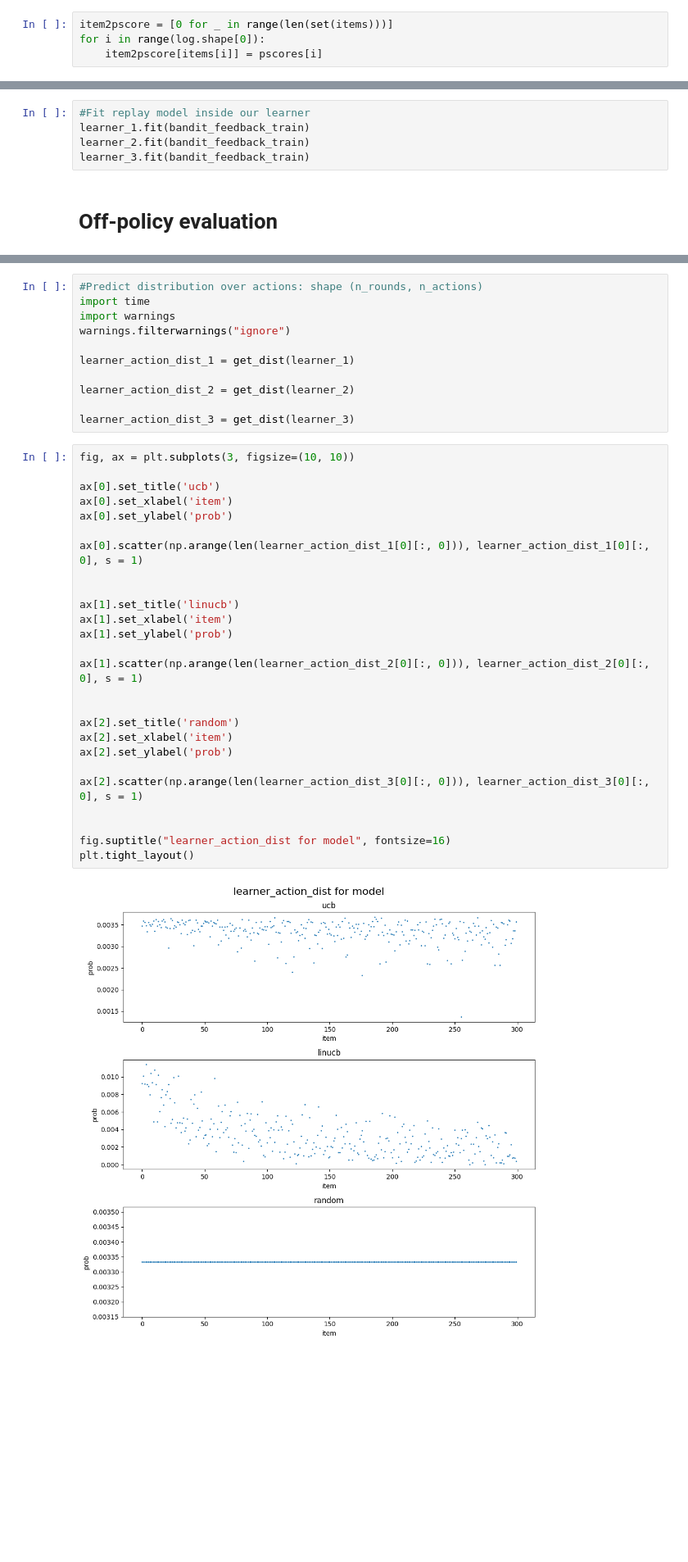
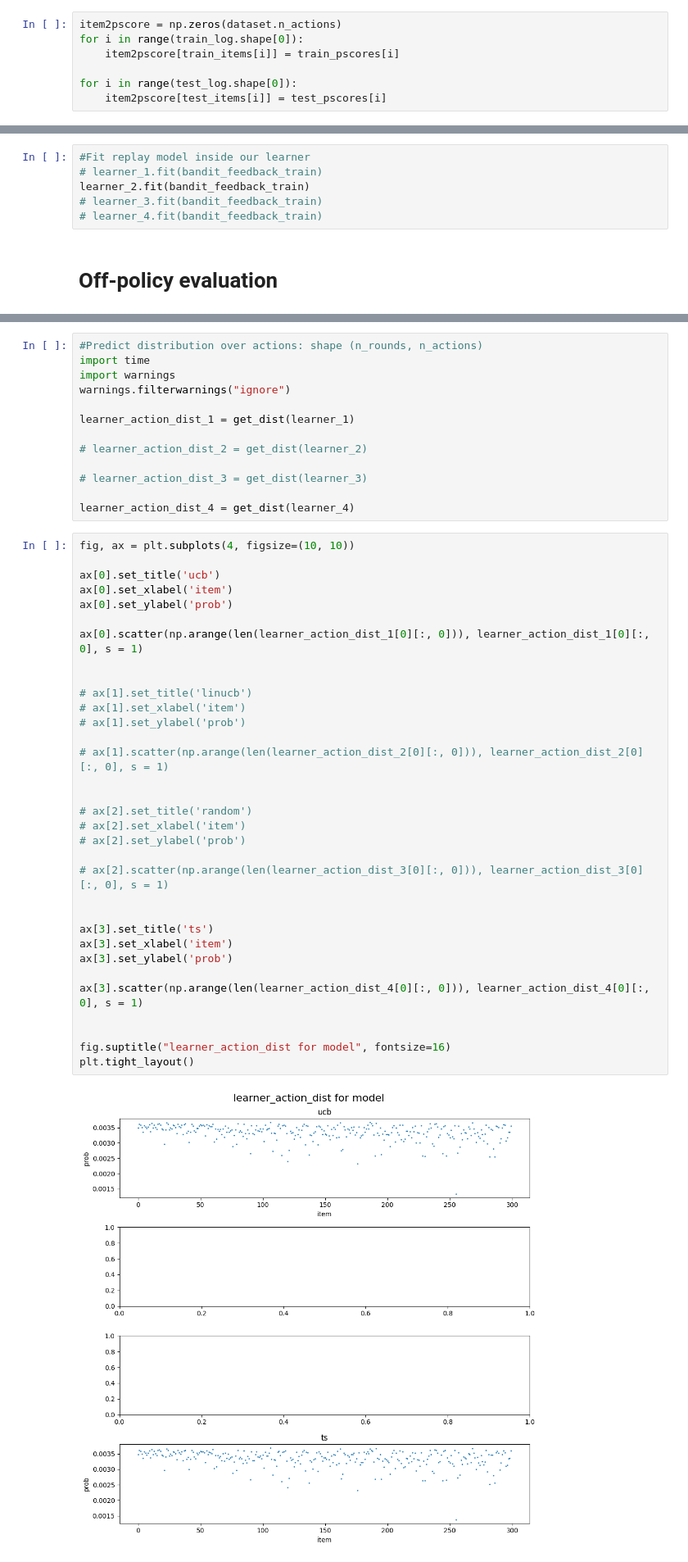
Before and after one commit to HDI-lab-HSE/RePlayHDILab2024, a Jupyter notebook: replay/experimental/scenarios/movielens_wrapper/09_obp_connector.ipynb, the cells around one changed output, grey strips where cells are left out. Shown at 82% size. Cells and saved outputs as stored; diff of their text form; blank space fills up the shorter version.

```diff
--- a/replay/experimental/scenarios/movielens_wrapper/09_obp_connector.ipynb
+++ b/replay/experimental/scenarios/movielens_wrapper/09_obp_connector.ipynb
@@ -132,7 +131,10 @@ pscores = log['pscore'].tolist()
 # %%
-item2pscore = [0 for _ in range(len(set(items)))]
-for i in range(log.shape[0]):
-    item2pscore[items[i]] = pscores[i]
+item2pscore = np.zeros(dataset.n_actions)
+for i in range(train_log.shape[0]):
+    item2pscore[train_items[i]] = train_pscores[i]
+
+for i in range(test_log.shape[0]):
+    item2pscore[test_items[i]] = test_pscores[i]
 # %%
 bandit_feedback_train.keys()
 # %% [output]
@@ -168,8 +195,9 @@ learner_3 = OBPOfflinePolicyLearner(n_actions=dataset.n_actions,
 # %%
 #Fit replay model inside our learner
-learner_1.fit(bandit_feedback_train)
+# learner_1.fit(bandit_feedback_train)
 learner_2.fit(bandit_feedback_train)
-learner_3.fit(bandit_feedback_train)
+# learner_3.fit(bandit_feedback_train)
+# learner_4.fit(bandit_feedback_train)
 # %% [markdown]
 # Off-policy evaluation
 # %%
@@ -235,37 +265,46 @@ warnings.filterwarnings("ignore")
 
 learner_action_dist_1 = get_dist(learner_1)
 
-learner_action_dist_2 = get_dist(learner_2)
+# learner_action_dist_2 = get_dist(learner_2)
 
-learner_action_dist_3 = get_dist(learner_3)
+# learner_action_dist_3 = get_dist(learner_3)
+
+learner_action_dist_4 = get_dist(learner_4)
 # %%
-fig, ax = plt.subplots(3, figsize=(10, 10))
+fig, ax = plt.subplots(4, figsize=(10, 10))
 
 ax[0].set_title('ucb')
 ax[0].set_xlabel('item')
 ax[0].set_ylabel('prob')
 
 ax[0].scatter(np.arange(len(learner_action_dist_1[0][:, 0])), learner_action_dist_1[0][:, 0], s = 1)
 
 
-ax[1].set_title('linucb')
-ax[1].set_xlabel('item')
-ax[1].set_ylabel('prob')
+# ax[1].set_title('linucb')
+# ax[1].set_xlabel('item')
+# ax[1].set_ylabel('prob')
 
-ax[1].scatter(np.arange(len(learner_action_dist_2[0][:, 0])), learner_action_dist_2[0][:, 0], s = 1)
+# ax[1].scatter(np.arange(len(learner_action_dist_2[0][:, 0])), learner_action_dist_2[0][:, 0], s = 1)
 
 
-ax[2].set_title('random')
-ax[2].set_xlabel('item')
-ax[2].set_ylabel('prob')
+# ax[2].set_title('random')
+# ax[2].set_xlabel('item')
+# ax[2].set_ylabel('prob')
 
-ax[2].scatter(np.arange(len(learner_action_dist_3[0][:, 0])), learner_action_dist_3[0][:, 0], s = 1)
+# ax[2].scatter(np.arange(len(learner_action_dist_3[0][:, 0])), learner_action_dist_3[0][:, 0], s = 1)
+
+
+ax[3].set_title('ts')
+ax[3].set_xlabel('item')
+ax[3].set_ylabel('prob')
+
+ax[3].scatter(np.arange(len(learner_action_dist_4[0][:, 0])), learner_action_dist_4[0][:, 0], s = 1)
 
 
 fig.suptitle("learner_action_dist for model", fontsize=16)
 plt.tight_layout()
 # %% [output]
-[figure, old version]
+[figure, new version]
 # %%
 actions = bandit_feedback_test['action']
 pscores = bandit_feedback_test['pscore']
```
Also changed, not shown: parts of 37 cells of this notebook, 6 other files.
